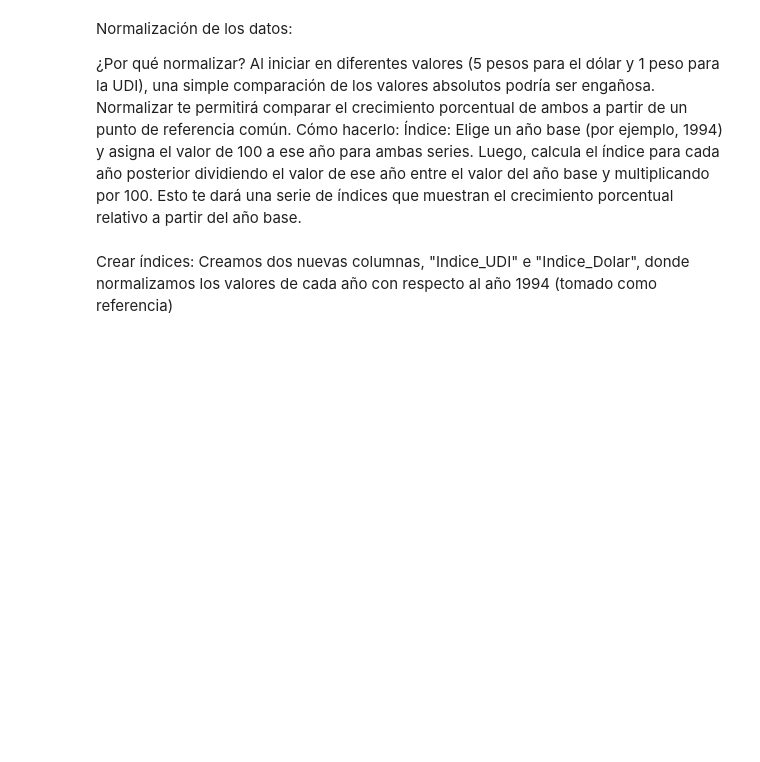
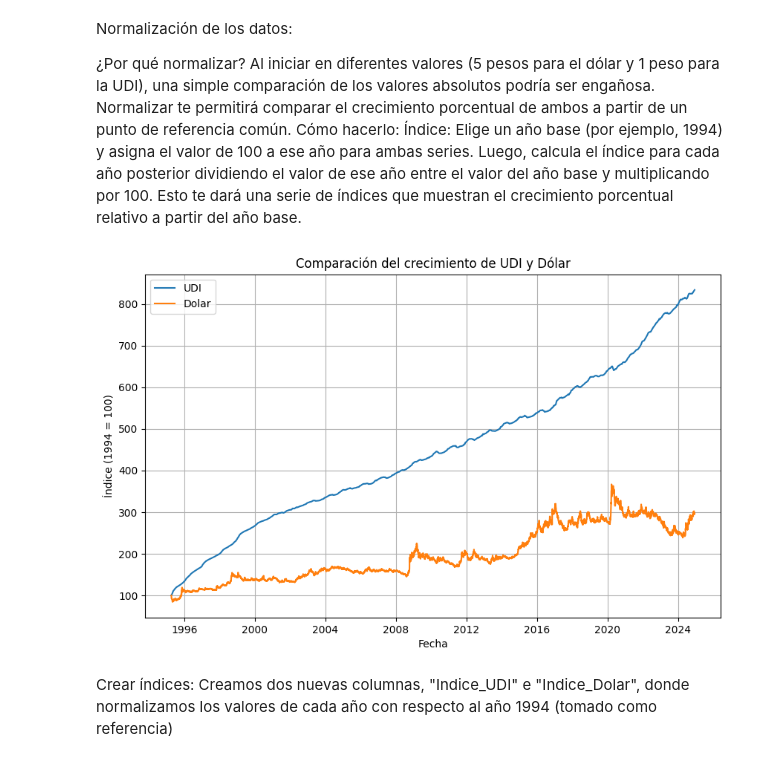
Before and after one commit to GerYar/API_Banxico, a Jupyter notebook: API_Banxico.ipynb, the cells around one changed output. Cells and saved outputs as stored; diff of their text form; code cells hidden in the pictures; blank space fills up the shorter version.

```diff
--- a/API_Banxico.ipynb
+++ b/API_Banxico.ipynb
@@ -171,33 +169,31 @@ Cómo hacerlo:
 # %%
 import pandas as pd
 import matplotlib.pyplot as plt
 
 # Cargar los datos desde el archivo CSV
 # data = pd.read_csv('datos_udi_dolar.csv')
 
 data = pd.DataFrame({
     'Fecha': fechas,
     'UDIs': udis_normalizados,
-    'Dólares': dolares_normalizados
+    'Dolares': dolares_normalizados
 })
 
 # Establecer el año 1994 como año base y crear un índice
-data['Indice_UDI'] = data['UDIs'] / data.loc[data['Fecha'] == 1994, 'UDIs'].values[0] * 100
-data['Indice_Dolar'] = data['Dolar'] / data.loc[data['Año'] == 1994, 'Dolar'].values[0] * 100
-
-fechas = UDIS_DIARIO.index.to_list()
-udis = UDIS_DIARIO['dato'].to_list()
-dolares = CAMBIO_PESO_DOLAR_DIARIO['dato'].to_list()
+data['Indice_UDI'] = data['UDIs'] / data.loc[data['Fecha'] == '1995-04-04', 'UDIs'].values[0] * 100
+data['Indice_Dolar'] = data['Dolares'] / data.loc[data['Fecha'] == '1995-04-04', 'Dolares'].values[0] * 100
 
 # Crear la gráfica
 plt.figure(figsize=(10, 6))
-plt.plot(data['Año'], data['Indice_UDI'], label='UDI')
-plt.plot(data['Año'], data['Indice_Dolar'], label='Dólar')
-plt.xlabel('Año')
+plt.plot(data['Fecha'], data['Indice_UDI'], label='UDI')
+plt.plot(data['Fecha'], data['Indice_Dolar'], label='Dolar')
+plt.xlabel('Fecha')
 plt.ylabel('Índice (1994 = 100)')
 plt.title('Comparación del crecimiento de UDI y Dólar')
 plt.legend()
 plt.grid(True)
 plt.show()
+# %% [output]
+[figure, added]
 # %% [markdown]
 Crear índices: Creamos dos nuevas columnas, "Indice_UDI" e "Indice_Dolar", donde normalizamos los valores de cada año con respecto al año 1994 (tomado como referencia)
```
Also changed, not shown: parts of 14 cells of this notebook.
